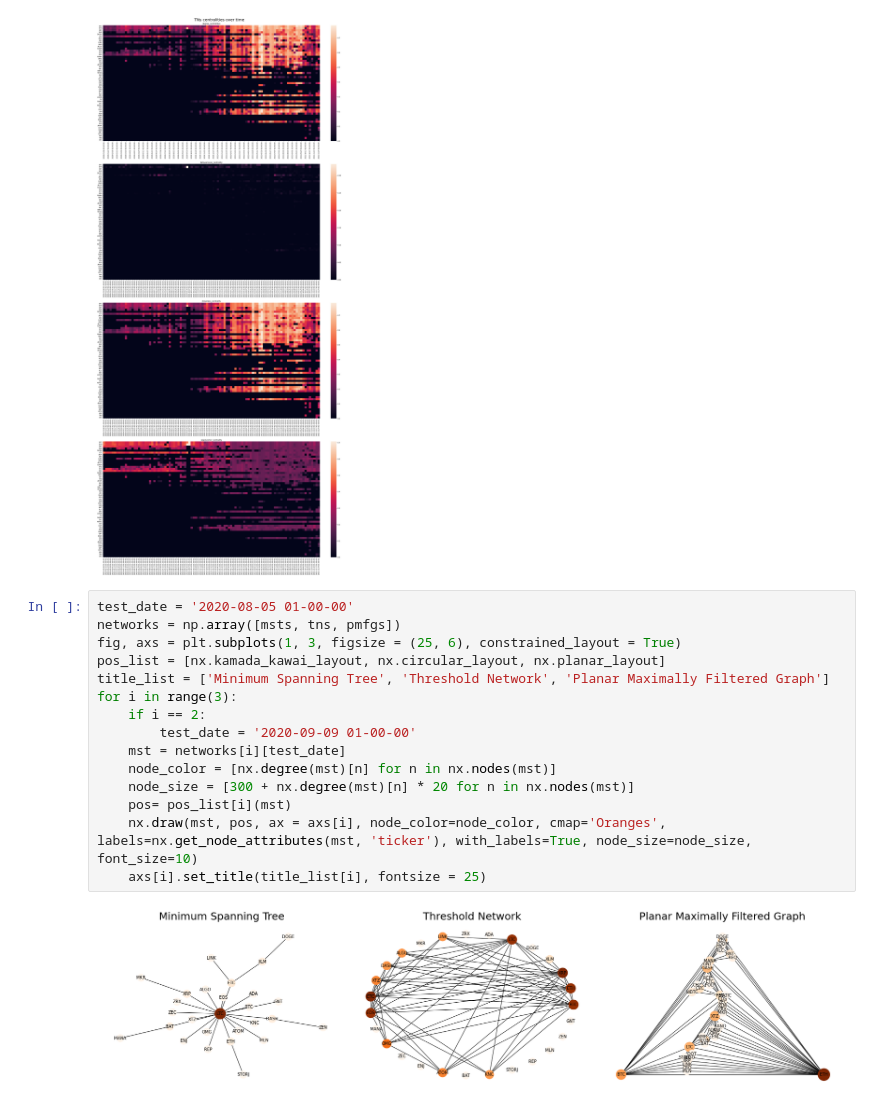
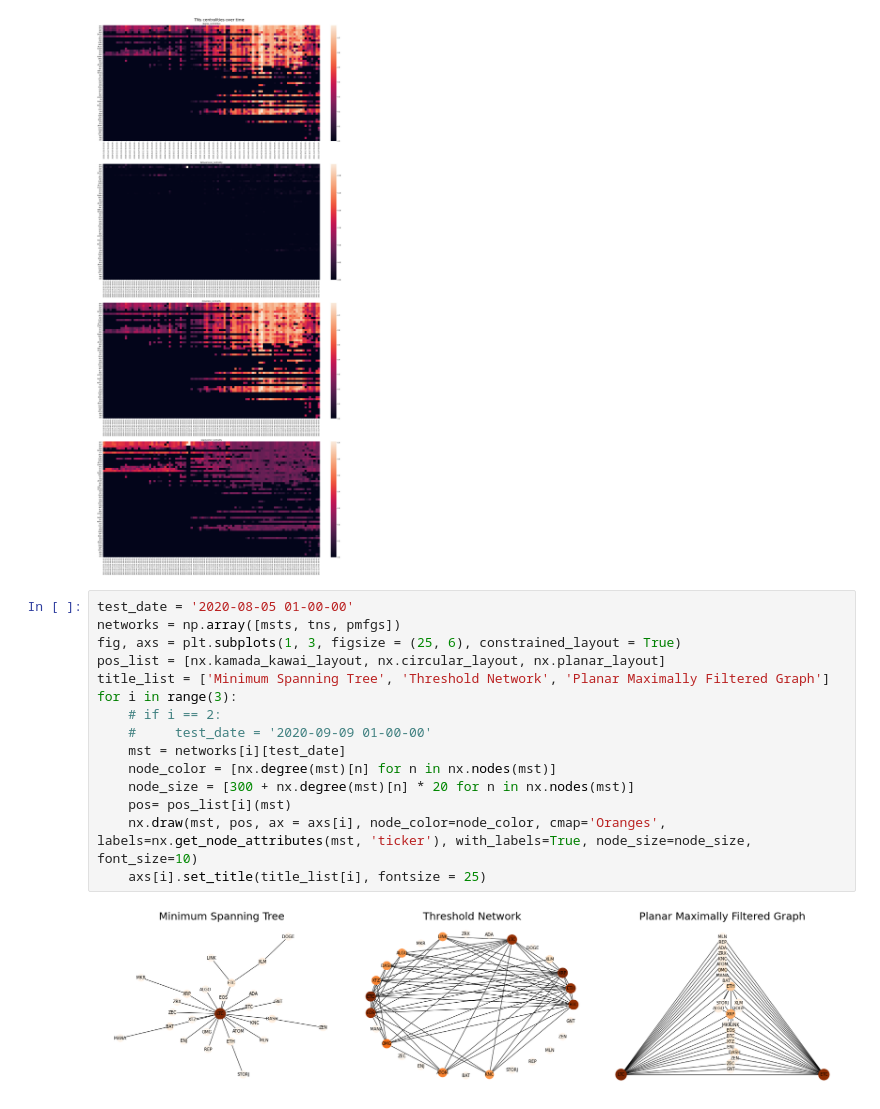
Before and after one commit to marcodipanfilo/network_science_project, a Jupyter notebook: 4-network-properties.ipynb, the cells around one changed output. Cells and saved outputs as stored; diff of their text form.

```diff
--- a/4-network-properties.ipynb
+++ b/4-network-properties.ipynb
@@ -328,17 +312,17 @@ plot_centrality_heatmaps([msts,pmfgs,tns], ["MSTs", "PMFGs", "TNs"])
 # %%
 test_date = '2020-08-05 01-00-00'
 networks = np.array([msts, tns, pmfgs])
 fig, axs = plt.subplots(1, 3, figsize = (25, 6), constrained_layout = True)
 pos_list = [nx.kamada_kawai_layout, nx.circular_layout, nx.planar_layout]
 title_list = ['Minimum Spanning Tree', 'Threshold Network', 'Planar Maximally Filtered Graph']
 for i in range(3):
-    if i == 2:
-        test_date = '2020-09-09 01-00-00'
+    # if i == 2:
+    #     test_date = '2020-09-09 01-00-00'
     mst = networks[i][test_date]
     node_color = [nx.degree(mst)[n] for n in nx.nodes(mst)]
     node_size = [300 + nx.degree(mst)[n] * 20 for n in nx.nodes(mst)]
     pos= pos_list[i](mst)
     nx.draw(mst, pos, ax = axs[i], node_color=node_color, cmap='Oranges', labels=nx.get_node_attributes(mst, 'ticker'), with_labels=True, node_size=node_size, font_size=10)
     axs[i].set_title(title_list[i], fontsize = 25)
 # %% [output]
-[figure, old version]
+[figure, new version]
```
Also changed, not shown: parts of 1 cell of this notebook, 4 other files.
